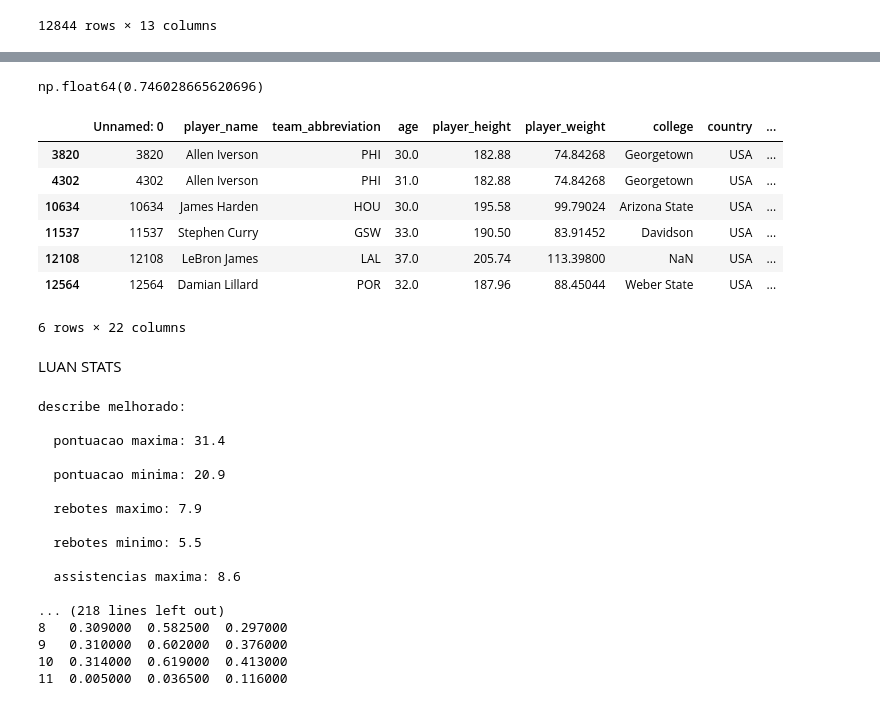
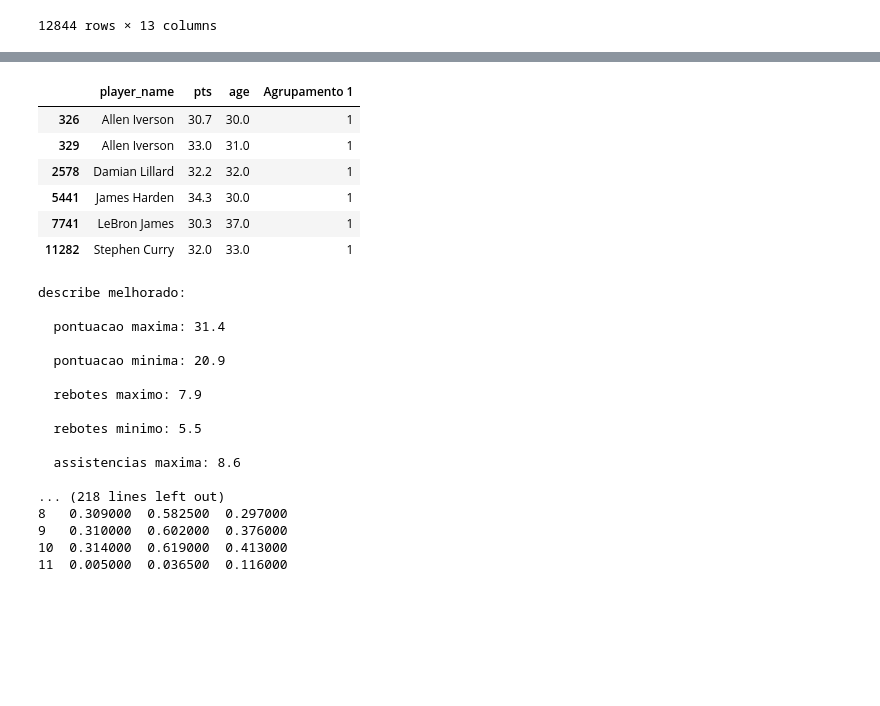
Before and after one commit to santander-coders-1175/nba-stats, a Jupyter notebook: src/notebooks/projeto_final_estatistica_.ipynb, the cells around one changed output, grey strips where cells are left out. Drawn from its saved outputs; the diff is of its cells as text; code cells hidden in the pictures; blank space fills up the shorter version.

```diff
--- a/src/notebooks/projeto_final_estatistica.ipynb
+++ b/src/notebooks/projeto_final_estatistica_.ipynb
@@ -300,4 +79,0 @@ embiid
-# %%
-embiid['game_score'].mean()
-# %% [output]
-np.float64(0.746028665620696)
@@ -308,16 +80,19 @@ menos_25 = NBA[(NBA['age'] <= 25) & (NBA['pts'] >= 30)]
-# %%
-mais_30
-# %% [output]
-|  | Unnamed: 0 | player_name | team_abbreviation | age | player_height | player_weight | college | country | ... |
-| 3820 | 3820 | Allen Iverson | PHI | 30.0 | 182.88 | 74.84268 | Georgetown | USA | ... |
-| 4302 | 4302 | Allen Iverson | PHI | 31.0 | 182.88 | 74.84268 | Georgetown | USA | ... |
-| 10634 | 10634 | James Harden | HOU | 30.0 | 195.58 | 99.79024 | Arizona State | USA | ... |
-| 11537 | 11537 | Stephen Curry | GSW | 33.0 | 190.50 | 83.91452 | Davidson | USA | ... |
-| 12108 | 12108 | LeBron James | LAL | 37.0 | 205.74 | 113.39800 | NaN | USA | ... |
-| 12564 | 12564 | Damian Lillard | POR | 32.0 | 187.96 | 88.45044 | Weber State | USA | ... |
-6 rows × 22 columns
-# %% [markdown]
-LUAN STATS
+# %%
+# Buscando insights sobre longevidade e pontuação utilizando agrupamento por idade e pontos
+
+agrupado_NBA = NBA.groupby(['player_name','pts', 'age']).size().reset_index(name='Agrupamento 1')
+
+# posteriormente utilizando filtros para visualizar apenas os com 30 anos ou mais e 30 pontos ou mais.
+
+agrupado_NBA[(agrupado_NBA['age'] >= 30) & (agrupado_NBA['pts'] >= 30)]
+# %% [output]
+|  | player_name | pts | age | Agrupamento 1 |
+| 326 | Allen Iverson | 30.7 | 30.0 | 1 |
+| 329 | Allen Iverson | 33.0 | 31.0 | 1 |
+| 2578 | Damian Lillard | 32.2 | 32.0 | 1 |
+| 5441 | James Harden | 34.3 | 30.0 | 1 |
+| 7741 | LeBron James | 30.3 | 37.0 | 1 |
+| 11282 | Stephen Curry | 32.0 | 33.0 | 1 |
 # %%
 # Aqui é utilizado alguns filtros para separar as métricas de LeBron James por eras, ou seja, cada time que ele passou.
 
```
Also changed, not shown: parts of 35 cells of this notebook.
